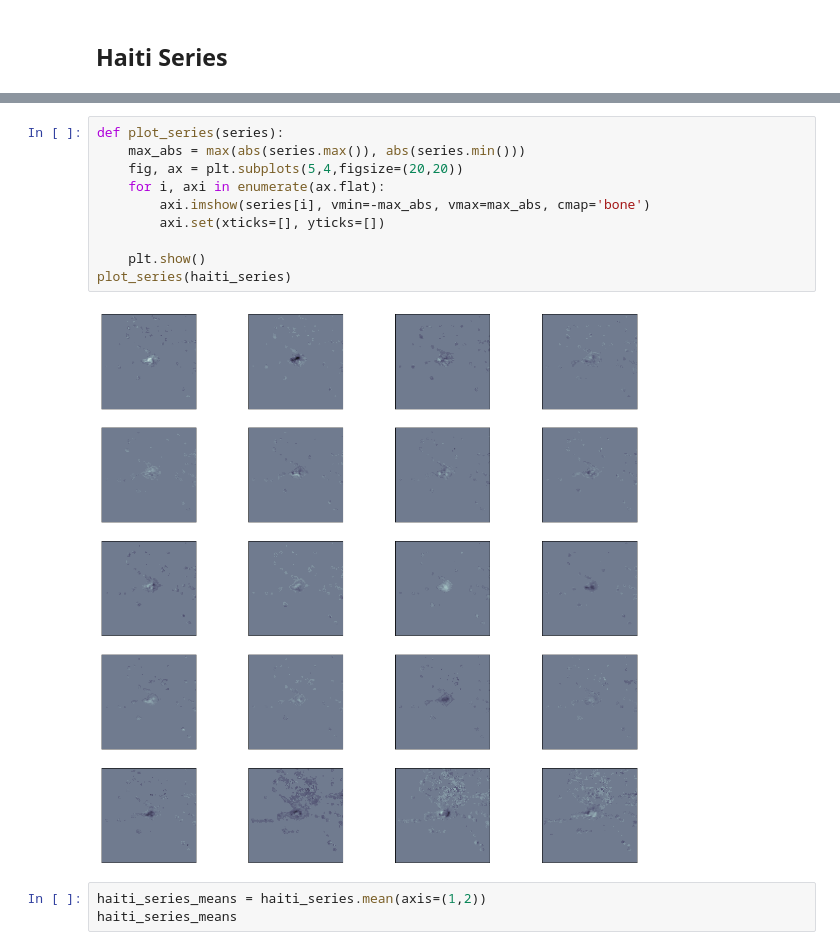
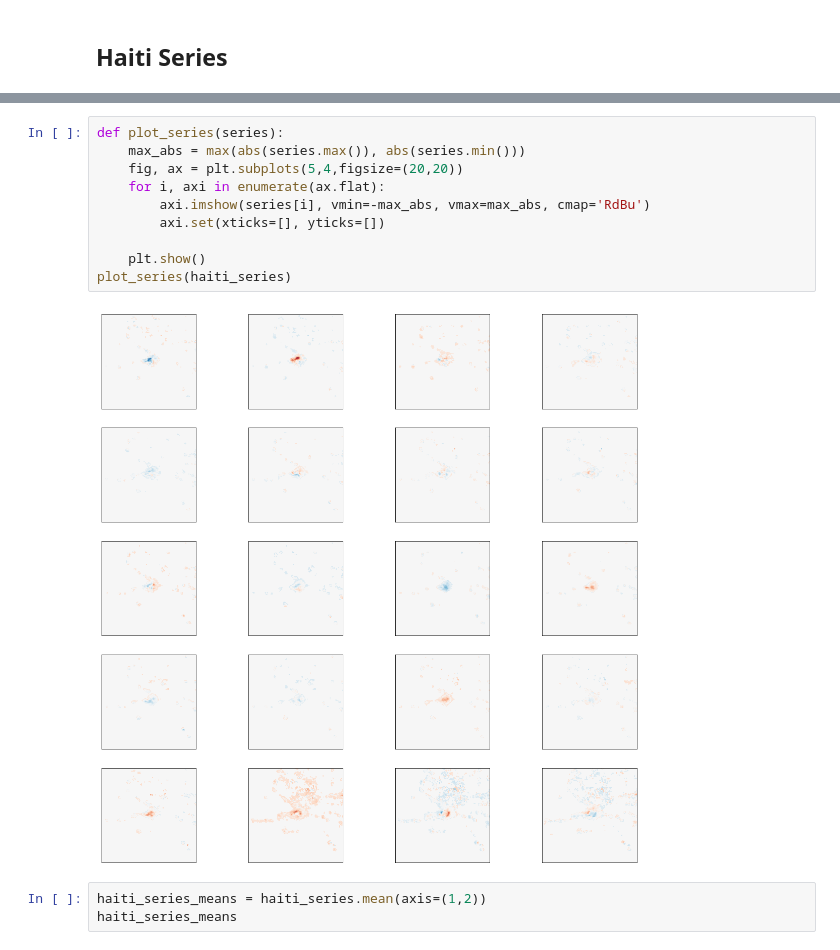
Before and after one commit to feliuserra/Luminosity, a Jupyter notebook: notebooks/data_exploration-series_loader.ipynb, the cells around one changed output, grey strips where cells are left out. Saved outputs shown, nothing was run; the diff lists cells and outputs as text.

Commit message:
Making image now

```diff
--- a/notebooks/data_exploration-series_loader.ipynb
+++ b/notebooks/data_exploration-series_loader.ipynb
@@ -36,15 +40,15 @@ Wall time: 7min 19s
 # %%
 def plot_series(series):
     max_abs = max(abs(series.max()), abs(series.min()))
     fig, ax = plt.subplots(5,4,figsize=(20,20))
     for i, axi in enumerate(ax.flat):
-        axi.imshow(series[i], vmin=-max_abs, vmax=max_abs, cmap='bone')
+        axi.imshow(series[i], vmin=-max_abs, vmax=max_abs, cmap='RdBu')
         axi.set(xticks=[], yticks=[])
 
     plt.show()
 plot_series(haiti_series)
 # %% [output]
-[figure, old version]
+[figure, new version]
 # %%
 haiti_series_means = haiti_series.mean(axis=(1,2))
 haiti_series_means
```
Also changed, not shown: parts of 3 cells of this notebook, 1 other file.
